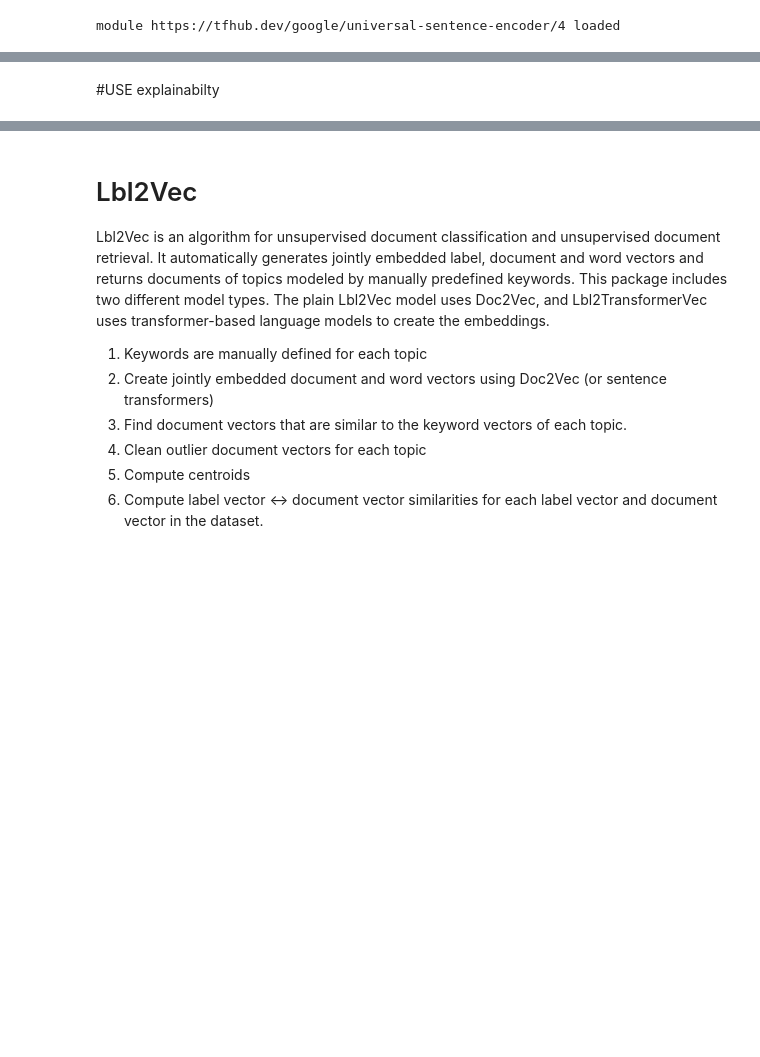
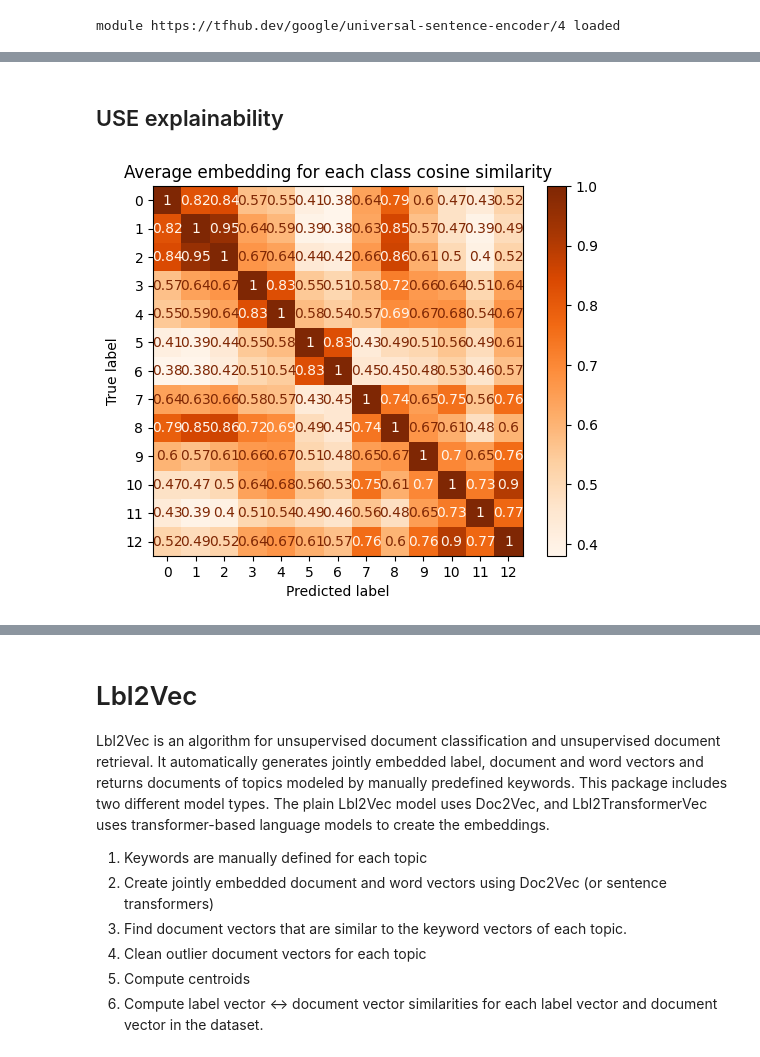
Before and after one commit to DavideBuldrin1/feature-extraction-for-text, a Jupyter notebook: lsa_lda_and_nmf_for_feature_extraction_bert.ipynb, the cells around one changed output, grey strips where cells are left out. Saved outputs shown, nothing was run; the diff lists cells and outputs as text; code cells hidden in the pictures; blank space fills up the shorter version.

```diff
--- a/lsa_lda_and_nmf_for_feature_extraction_bert.ipynb
+++ b/lsa_lda_and_nmf_for_feature_extraction_bert.ipynb
@@ -1028,5 +1091,5 @@ evaluator(embeddings, topics, dict_related_categories = dict_related_categories,
 # %% [markdown]
-#USE explainabilty
+## USE explainability
 # %%
 class_centroids = centroids_classes(np.array(embeddings), topics, categories = categories)
 top_terms_per_topic = []
@@ -1044,2 +1107,10 @@ for class_idx in range(0,len(categories)):
   top_terms = [my_words[i] for i in top_term_indices]
   top_terms_per_topic.append(top_terms)
+# %%
+cs  = cosine_similarity(np.array(class_centroids),np.array(class_centroids)).round(2)
+disp = ConfusionMatrixDisplay(confusion_matrix=cs)
+disp.plot( cmap=plt.cm.Oranges)
+plt.title('Average embedding for each class cosine similarity')
+plt.show()
+# %% [output]
+[figure, added]
```
Also changed, not shown: parts of 99 cells of this notebook.
